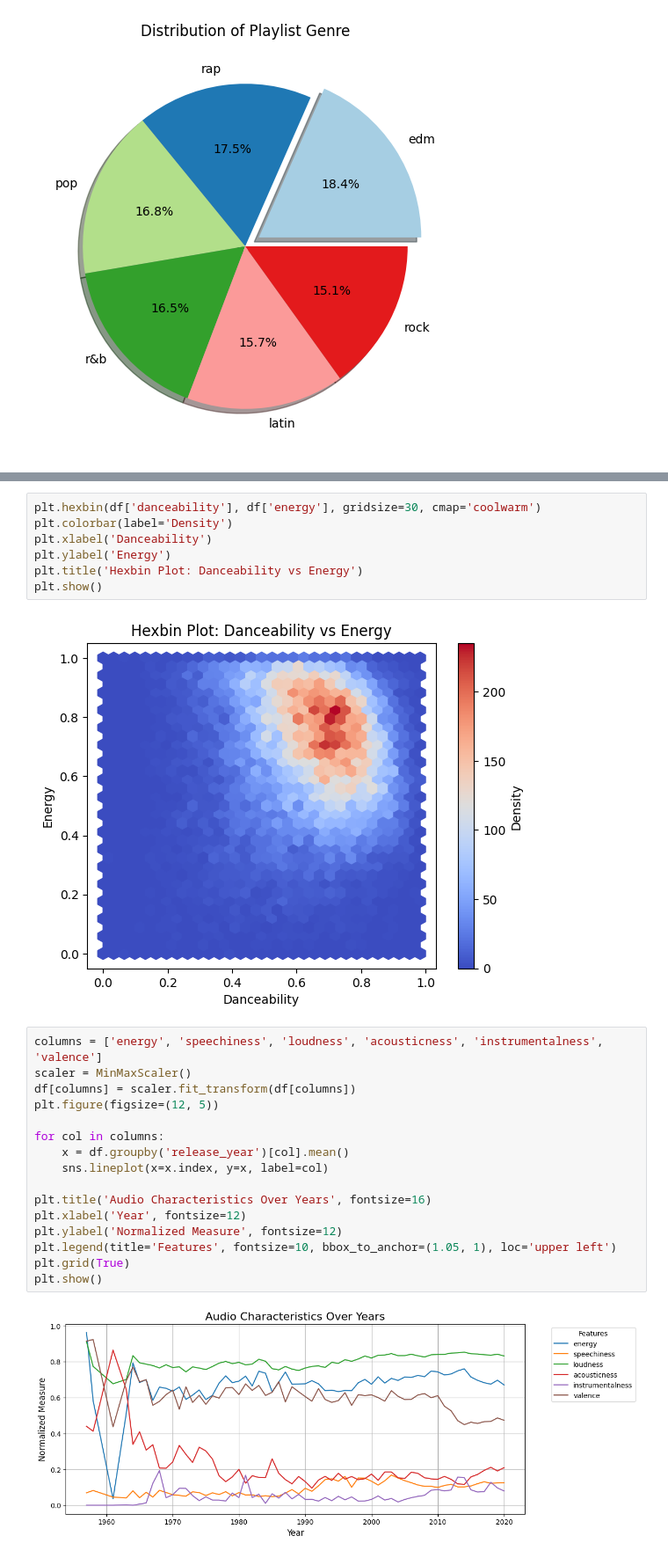
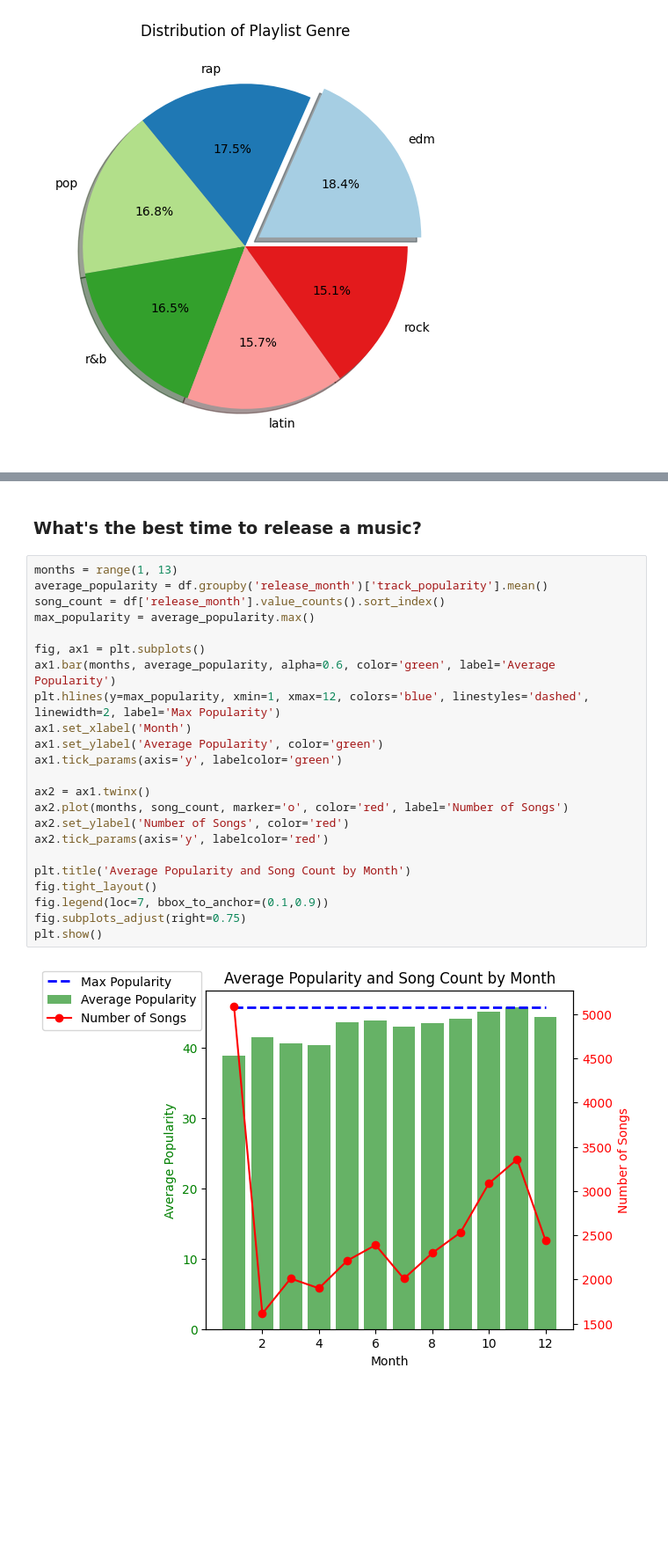
Before and after one commit to xyzaraa/spotify-analysis, a Jupyter notebook: BigData_Project.ipynb, the cells around one changed output, grey strips where cells are left out. Shown at 88% size. Cells and saved outputs as stored; diff of their text form; blank space fills up the shorter version.

```diff
--- a/BigData_Project.ipynb
+++ b/BigData_Project.ipynb
@@ -308,27 +252,27 @@ plt.show()
-# %%
-plt.hexbin(df['danceability'], df['energy'], gridsize=30, cmap='coolwarm')
-plt.colorbar(label='Density')
-plt.xlabel('Danceability')
-plt.ylabel('Energy')
-plt.title('Hexbin Plot: Danceability vs Energy')
-plt.show()
-# %% [output]
-[figure, removed]
-# %%
-columns = ['energy', 'speechiness', 'loudness', 'acousticness', 'instrumentalness', 'valence']
-scaler = MinMaxScaler()
-df[columns] = scaler.fit_transform(df[columns])
-plt.figure(figsize=(12, 5))
-
-for col in columns:
-    x = df.groupby('release_year')[col].mean()
-    sns.lineplot(x=x.index, y=x, label=col)
-
-plt.title('Audio Characteristics Over Years', fontsize=16)
-plt.xlabel('Year', fontsize=12)
-plt.ylabel('Normalized Measure', fontsize=12)
-plt.legend(title='Features', fontsize=10, bbox_to_anchor=(1.05, 1), loc='upper left')
-plt.grid(True)
-plt.show()
-# %% [output]
-[figure, removed]
+# %% [markdown]
+### What's the best time to release a music?
+# %%
+months = range(1, 13)
+average_popularity = df.groupby('release_month')['track_popularity'].mean()
+song_count = df['release_month'].value_counts().sort_index()
+max_popularity = average_popularity.max()
+
+fig, ax1 = plt.subplots()
+ax1.bar(months, average_popularity, alpha=0.6, color='green', label='Average Popularity')
+plt.hlines(y=max_popularity, xmin=1, xmax=12, colors='blue', linestyles='dashed', linewidth=2, label='Max Popularity')
+ax1.set_xlabel('Month')
+ax1.set_ylabel('Average Popularity', color='green')
+ax1.tick_params(axis='y', labelcolor='green')
+
+ax2 = ax1.twinx()
+ax2.plot(months, song_count, marker='o', color='red', label='Number of Songs')
+ax2.set_ylabel('Number of Songs', color='red')
+ax2.tick_params(axis='y', labelcolor='red')
+
+plt.title('Average Popularity and Song Count by Month')
+fig.tight_layout()
+fig.legend(loc=7, bbox_to_anchor=(0.1,0.9))
+fig.subplots_adjust(right=0.75)
+plt.show()
+# %% [output]
+[figure, added]
```
Also changed, not shown: parts of 23 cells of this notebook.
